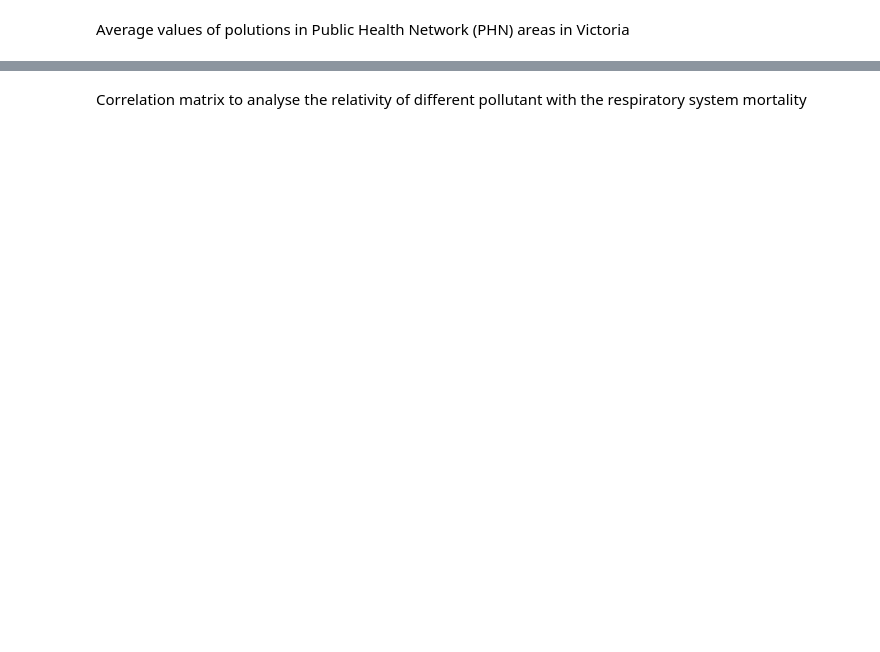
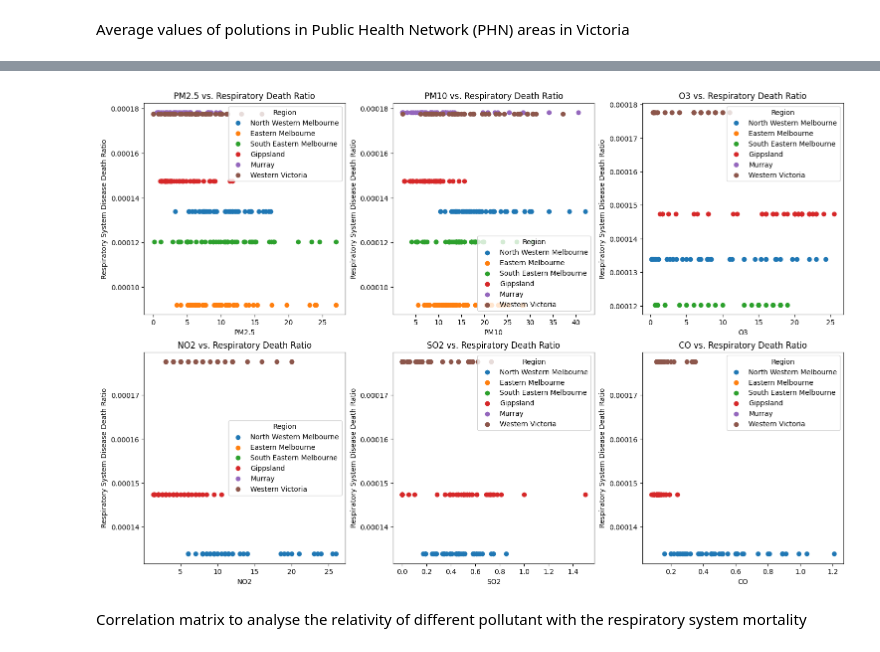
Before and after one commit to pingzhihe/CCC-assignment-2, a Jupyter notebook: testAirPHN.ipynb, the cells around one changed output, grey strips where cells are left out. Cells and saved outputs as stored; diff of their text form; code cells hidden in the pictures; blank space fills up the shorter version.

```diff
--- a/testAirPHN.ipynb
+++ b/testAirPHN.ipynb
@@ -63,2 +68,52 @@ df
+# %%
+import pandas as pd
+import matplotlib.pyplot as plt
+import numpy as np
+
+# 假设 data 和 phn_codes 已经定义
+df = pd.json_normalize(data)  # 使用 json_normalize() 函数加载数据到 DataFrame
+
+features = ['PM2.5', 'PM10', 'O3', 'NO2', 'SO2', 'CO']
+fig, axes = plt.subplots(2, 3, figsize=(15, 10), constrained_layout=True)
+df.replace('None', np.nan, inplace=True)
+
+# 创建 phn_code 和 phn_name 的映射
+phn_code_to_name = {row['phn_code']: row['phn_name'] for _, row in df.iterrows()}
+
+# 对于每个特征，将列表展开成新的列
+for idx, feature in enumerate(features):
+    ax = axes[idx // 3, idx % 3]
+    for phn_code in phn_codes:
+        region_data = df[df['phn_code'] == phn_code]
+        all_pollution_values = []
+        all_death_ratios = []
+
+        for row_idx, row in region_data.iterrows():
+            if isinstance(row[feature], list):
+                # 将污染物值展开，并过滤掉 None 值
+                pollution_values = [value for value in row[feature] if value is not None]
+                # 将死亡率值展开并与污染物值相同的长度
+                death_ratios = [row['resp_death_ratio']] * len(pollution_values)
+
+                all_pollution_values.extend(pollution_values)
+                all_death_ratios.extend(death_ratios)
+
+        # 过滤掉 None 值和非数值数据
+        valid_indices = [i for i, x in enumerate(all_pollution_values) if np.isfinite(x) and np.isfinite(all_death_ratios[i])]
+        all_pollution_values = [all_pollution_values[i] for i in valid_indices]
+        all_death_ratios = [all_death_ratios[i] for i in valid_indices]
+
+        # 绘制散点图
+        phn_name = phn_code_to_name.get(phn_code, 'Unknown')  # 获取 phn_name
+        ax.scatter(all_pollution_values, all_death_ratios, label=phn_name)
+
+    ax.set_title(f'{feature} vs. Respiratory Death Ratio')
+    ax.set_xlabel(feature)
+    ax.set_ylabel('Respiratory System Disease Death Ratio')
+    ax.legend(title="Region")
+
+plt.show()
+# %% [output]
+[figure, added]
 # %% [markdown]
 Correlation matrix to analyse the relativity of different pollutant with the respiratory system mortality
```
Also changed, not shown: parts of 11 cells of this notebook.
